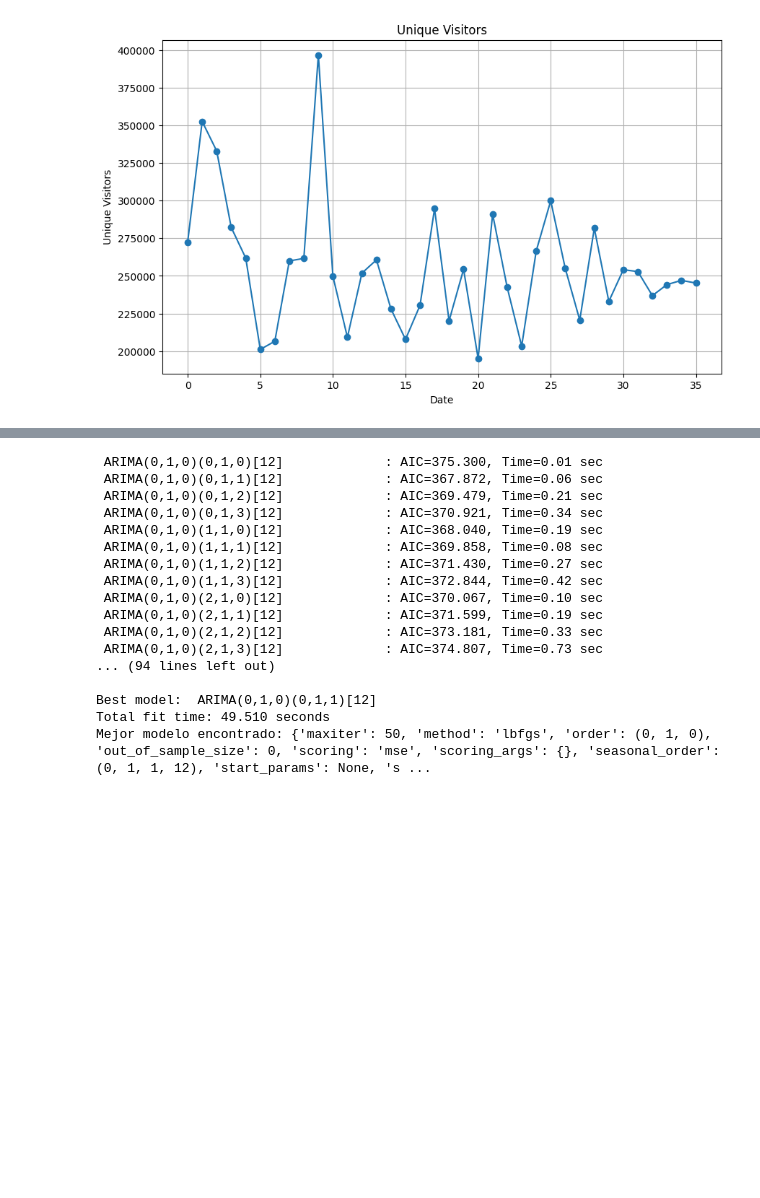
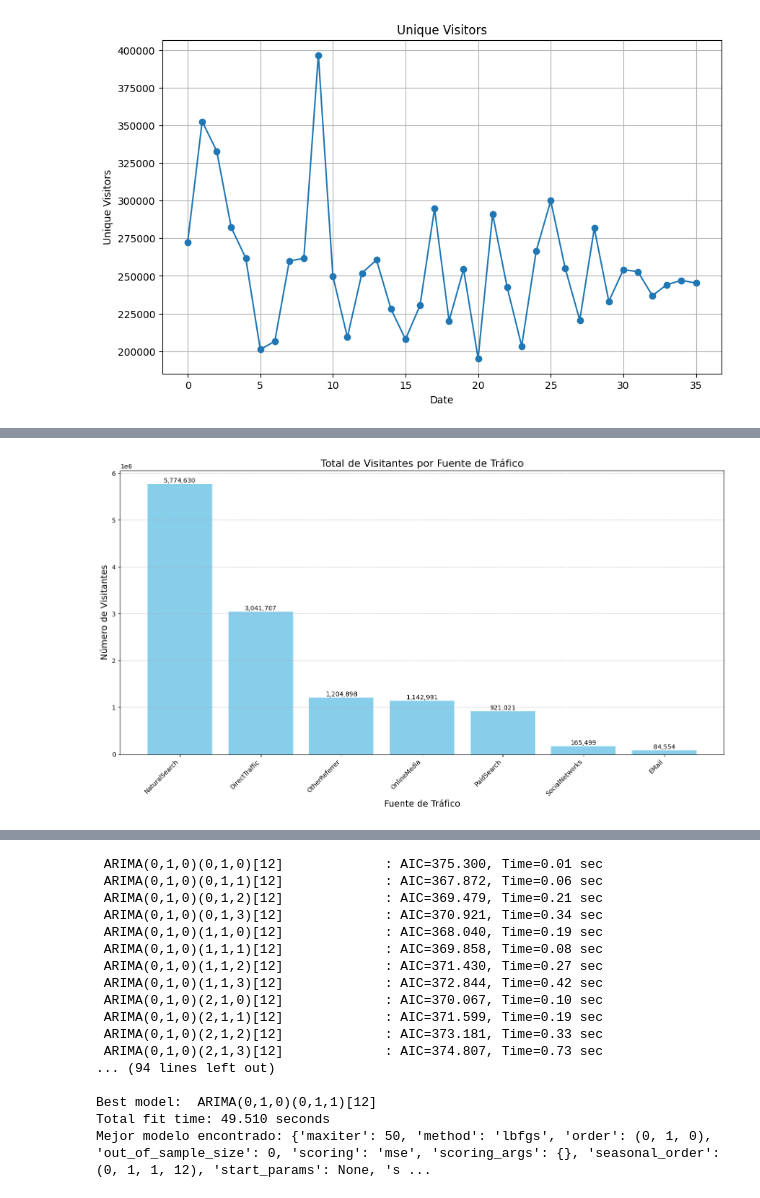
Before and after one commit to josean9/IA-Casos, a Jupyter notebook: notebooks/notebook1_eda.ipynb, the cells around one changed output, grey strips where cells are left out. Saved outputs shown, nothing was run; the diff lists cells and outputs as text; code cells hidden in the pictures; blank space fills up the shorter version.

```diff
--- a/notebooks/notebook1_eda.ipynb
+++ b/notebooks/notebook1_eda.ipynb
@@ -35,0 +68,36 @@ print(np.__version__)
+# %%
+# Calcular sumas totales para cada fuente de tráfico
+traffic_columns = ['NaturalSearch', 'DirectTraffic', 'OnlineMedia', 'OtherReferrer',
+                   'PaidSearch', 'SocialNetworks', 'EMail']
+
+traffic_sums = {}
+for column in traffic_columns:
+    traffic_sums[column] = df[column].sum()
+
+# Ordenar las fuentes de tráfico de mayor a menor
+sorted_traffic = dict(sorted(traffic_sums.items(), key=lambda item: item[1], reverse=True))
+
+# Crear el histograma
+plt.figure(figsize=(14, 8))
+bars = plt.bar(sorted_traffic.keys(), sorted_traffic.values(), color='skyblue')
+
+# Añadir etiquetas y título
+plt.title('Total de Visitantes por Fuente de Tráfico', fontsize=16)
+plt.xlabel('Fuente de Tráfico', fontsize=14)
+plt.ylabel('Número de Visitantes', fontsize=14)
+plt.xticks(rotation=45, ha='right')
+
+# Añadir valores encima de las barras
+for bar in bars:
+    height = bar.get_height()
+    plt.text(bar.get_x() + bar.get_width()/2., height,
+             f'{height:,}',
+             ha='center', va='bottom', rotation=0)
+
+# Agregar cuadrícula para mejor legibilidad
+plt.grid(axis='y', linestyle='--', alpha=0.7)
+
+plt.tight_layout()
+plt.show()
+# %% [output]
+[figure, added]
```
Also changed, not shown: parts of 7 cells of this notebook.
